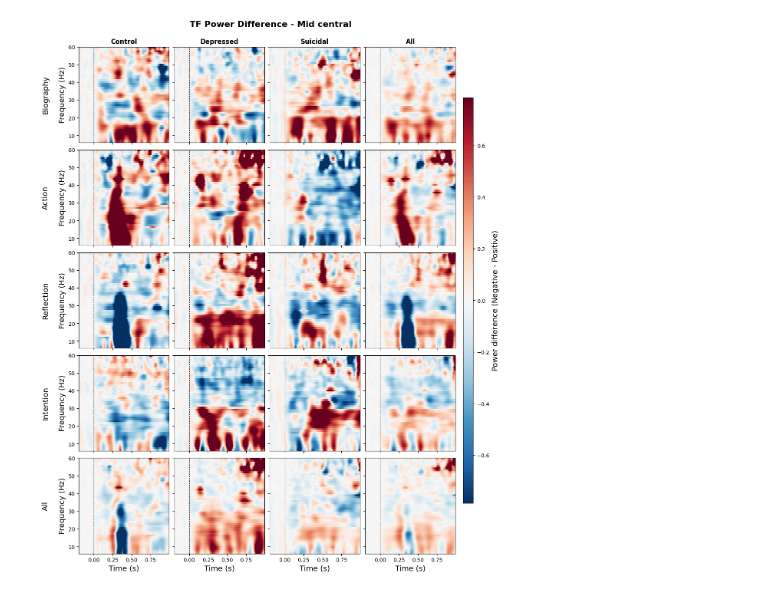
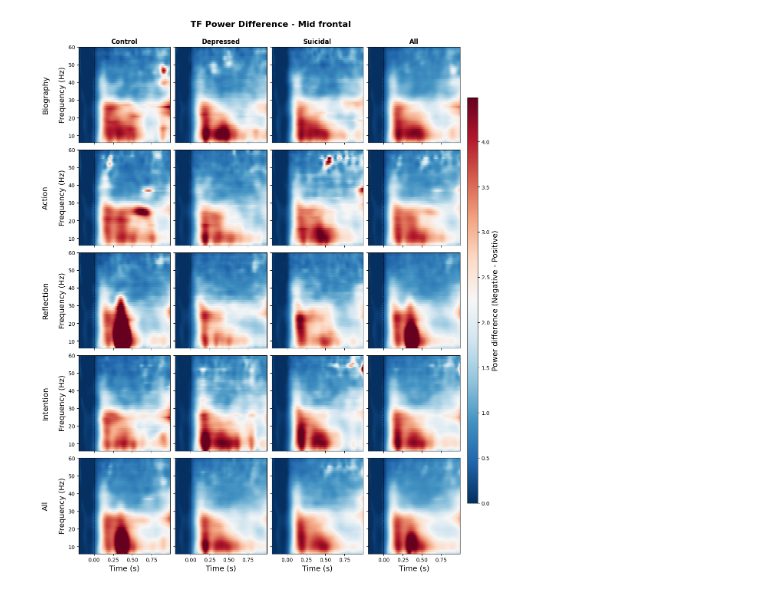
Before and after one commit to lyricists/TFdecoding, a Jupyter notebook: TFplot.ipynb, the cells around one changed output. Drawn from its saved outputs; the diff is of its cells as text; code cells hidden in the pictures.

Commit message:
Added mean, ste, and different mode plots

```diff
--- a/TFplot.ipynb
+++ b/TFplot.ipynb
@@ -12,7 +12,7 @@ import mat73
 # Load files
 # ============================================================
 with open(
-    "/Users/woojaejeong/Desktop/Data/USC/DARPA-NEAT/Code/TFdecoding/Results/trf_response_full.pkl",
+    "/Users/woojaejeong/Desktop/Data/USC/DARPA-NEAT/Code/TFdecoding/Results/trf_response_pca.pkl",
     "rb",
 ) as file:
     results = pickle.load(file)
@@ -32,7 +32,6 @@ group_indices = {
 # Parameters
 # ============================================================
 sfreq = 250
-# freqs = np.logspace(np.log10(3), np.log10(60), 40)
 freqs = np.logspace(np.log10(6), np.log10(60), 50)
 
 tmin, tmax = -0.2, 1.0
@@ -60,9 +59,11 @@ def plot_trf_diff_grid(
     channel,
     toi_names,
     group_indices,
+    mode="diff",
+    eval="mean",
     channel_names=None,
     cmap="RdBu_r",
-    robust_percentile=95,
+    robust_percentile=99,
     figsize=(12, 14),
     save="n",
     save_path=None,
@@ -89,9 +90,23 @@ def plot_trf_diff_grid(
     for toi in toi_names:
         diff_maps[toi] = {}
         for group_name, subj_idx in group_indices.items():
-            pos = data[toi]["positive"][channel, :, :, subj_idx].mean(axis=(0))
-            neg = data[toi]["negative"][channel, :, :, subj_idx].mean(axis=(0))
-            diff = neg - pos
+
+            if mode == "pos":
+                diff = data[toi]["positive"][channel, :, :, subj_idx]
+
+            elif mode == "neg":
+                diff = data[toi]["negative"][channel, :, :, subj_idx]
+
+            elif mode == "diff":
+                pos = data[toi]["positive"][channel, :, :, subj_idx]
+                neg = data[toi]["negative"][channel, :, :, subj_idx]
+
+                diff = neg - pos
+
+            if eval == "mean":
+                diff = diff.mean(axis=(0))
+            elif eval == "ste":
+                diff = diff.std(axis=(0)) / np.sqrt(len(subj_idx))
 
             diff_maps[toi][group_name] = diff
             all_diff_values.append(diff.ravel())
@@ -102,7 +117,11 @@ def plot_trf_diff_grid(
     # Shared symmetric color scale
     # --------------------------------------------------------
     vmax = np.percentile(np.abs(all_diff_values), robust_percentile)
-    vmin = -vmax
+
+    if eval == "ste" or mode in ["pos", "neg"]:
+        vmin = 0
+    else:
+        vmin = -vmax
 
     # --------------------------------------------------------
     # Plot
@@ -182,12 +201,17 @@ def plot_trf_diff_grid(
 # %%
 plot_trf_diff_grid(
     data=results,
     time=times,
     freqs=freqs,
-    channel=4,
+    channel=1,
+    mode="pos",
+    eval="mean",
+    robust_percentile=99,
     toi_names=toi_names,
     group_indices=group_indices,
     channel_names=channel_names,
+    save="n",
+    save_path="/Users/woojaejeong/Desktop/Data/USC/DARPA-NEAT/Code/TFdecoding/Results/TF_diff_PC1.png",
 )
 # %% [output]
-[figure, old version]
+[figure, new version]
```
